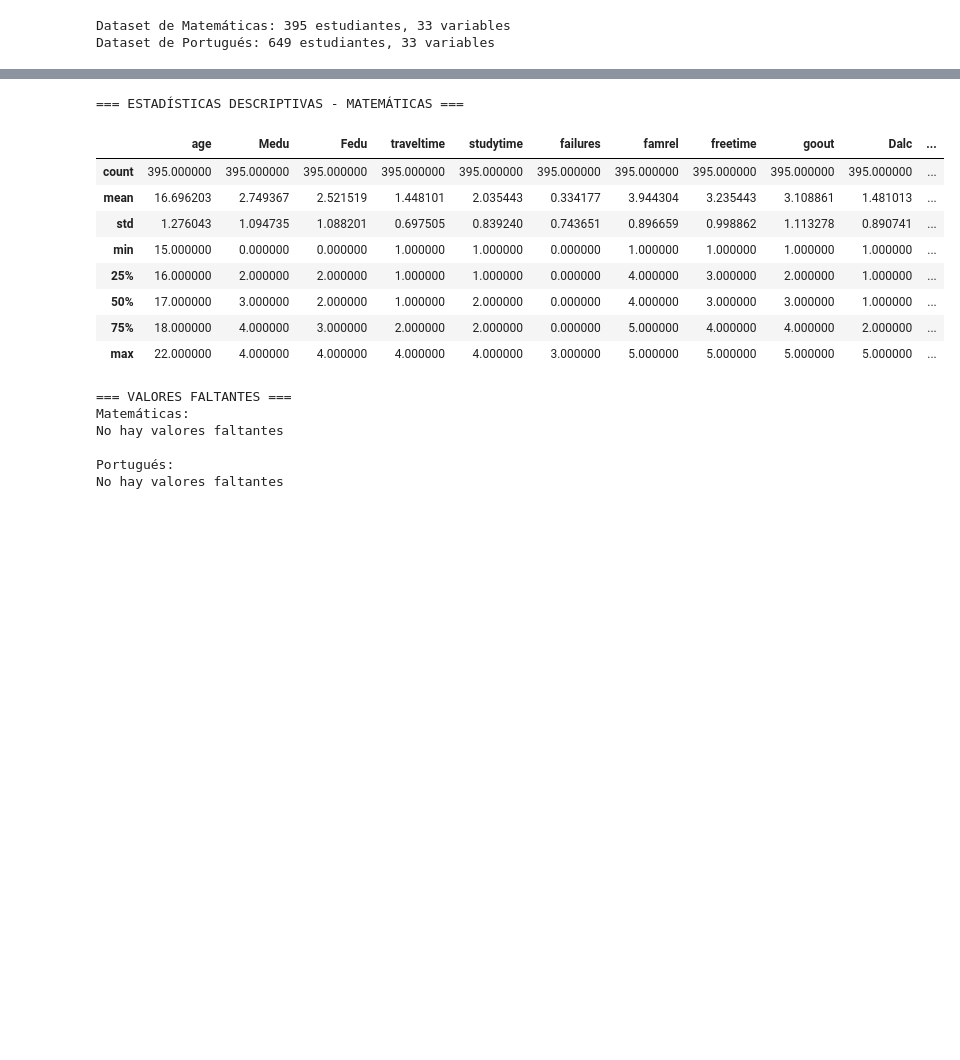
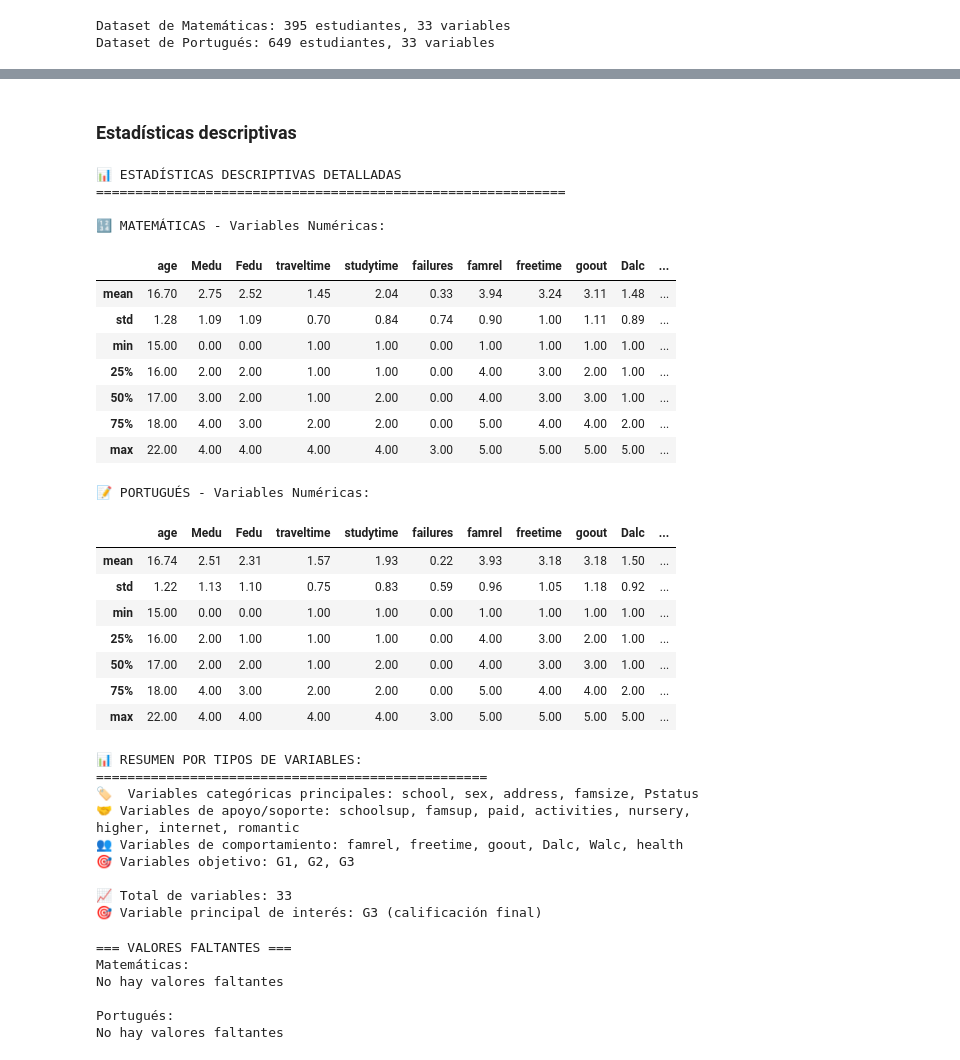
Before and after one commit to moisesbritez92/trabajo_ds_alessandro_moises, a Jupyter notebook: tutorial_student_dataset.ipynb, the cells around one changed output, grey strips where cells are left out. Drawn from its saved outputs; the diff is of its cells as text; code cells hidden in the pictures; blank space fills up the shorter version.

```diff
--- a/tutorial_student_dataset.ipynb
+++ b/tutorial_student_dataset.ipynb
@@ -146,18 +295,69 @@ dtype: object
+# %% [markdown]
+### Estadísticas descriptivas
 # %%
 # Estadísticas descriptivas para variables numéricas
-print("=== ESTADÍSTICAS DESCRIPTIVAS - MATEMÁTICAS ===")
-display(math_df.describe())
+print("📊 ESTADÍSTICAS DESCRIPTIVAS DETALLADAS")
+print("="*60)
+
+print("\n🔢 MATEMÁTICAS - Variables Numéricas:")
+display(math_df.describe().round(2)[1:])
+
+print("\n📝 PORTUGUÉS - Variables Numéricas:")
+display(port_df.describe().round(2)[1:])
+
+# Resumen por categorías de variables
+print("\n📊 RESUMEN POR TIPOS DE VARIABLES:")
+print("="*50)
+
+# Variables categóricas principales
+cat_vars = ['school', 'sex', 'address', 'famsize', 'Pstatus']
+print(f"🏷️  Variables categóricas principales: {', '.join(cat_vars)}")
+
+# Variables de apoyo/soporte (binarias)
+support_vars = ['schoolsup', 'famsup', 'paid', 'activities', 'nursery', 'higher', 'internet', 'romantic']
+print(f"🤝 Variables de apoyo/soporte: {', '.join(support_vars)}")
+
+# Variables de comportamiento (escalas 1-5)
+behavior_vars = ['famrel', 'freetime', 'goout', 'Dalc', 'Walc', 'health']
+print(f"👥 Variables de comportamiento: {', '.join(behavior_vars)}")
+
+# Variables objetivo
+target_vars = ['G1', 'G2', 'G3']
+print(f"🎯 Variables objetivo: {', '.join(target_vars)}")
+
+print(f"\n📈 Total de variables: {len(math_df.columns)}")
+print(f"🎯 Variable principal de interés: G3 (calificación final)")
 # %% [output]
-=== ESTADÍSTICAS DESCRIPTIVAS - MATEMÁTICAS ===
+📊 ESTADÍSTICAS DESCRIPTIVAS DETALLADAS
+============================================================
+
+🔢 MATEMÁTICAS - Variables Numéricas:
 |  | age | Medu | Fedu | traveltime | studytime | failures | famrel | freetime | goout | Dalc | ... |
-| count | 395.000000 | 395.000000 | 395.000000 | 395.000000 | 395.000000 | 395.000000 | 395.000000 | 395.000000 | 395.000000 | 395.000000 | ... |
-| mean | 16.696203 | 2.749367 | 2.521519 | 1.448101 | 2.035443 | 0.334177 | 3.944304 | 3.235443 | 3.108861 | 1.481013 | ... |
-| std | 1.276043 | 1.094735 | 1.088201 | 0.697505 | 0.839240 | 0.743651 | 0.896659 | 0.998862 | 1.113278 | 0.890741 | ... |
-| min | 15.000000 | 0.000000 | 0.000000 | 1.000000 | 1.000000 | 0.000000 | 1.000000 | 1.000000 | 1.000000 | 1.000000 | ... |
-| 25% | 16.000000 | 2.000000 | 2.000000 | 1.000000 | 1.000000 | 0.000000 | 4.000000 | 3.000000 | 2.000000 | 1.000000 | ... |
-| 50% | 17.000000 | 3.000000 | 2.000000 | 1.000000 | 2.000000 | 0.000000 | 4.000000 | 3.000000 | 3.000000 | 1.000000 | ... |
-| 75% | 18.000000 | 4.000000 | 3.000000 | 2.000000 | 2.000000 | 0.000000 | 5.000000 | 4.000000 | 4.000000 | 2.000000 | ... |
-| max | 22.000000 | 4.000000 | 4.000000 | 4.000000 | 4.000000 | 3.000000 | 5.000000 | 5.000000 | 5.000000 | 5.000000 | ... |
+| mean | 16.70 | 2.75 | 2.52 | 1.45 | 2.04 | 0.33 | 3.94 | 3.24 | 3.11 | 1.48 | ... |
+| std | 1.28 | 1.09 | 1.09 | 0.70 | 0.84 | 0.74 | 0.90 | 1.00 | 1.11 | 0.89 | ... |
+| min | 15.00 | 0.00 | 0.00 | 1.00 | 1.00 | 0.00 | 1.00 | 1.00 | 1.00 | 1.00 | ... |
+| 25% | 16.00 | 2.00 | 2.00 | 1.00 | 1.00 | 0.00 | 4.00 | 3.00 | 2.00 | 1.00 | ... |
+| 50% | 17.00 | 3.00 | 2.00 | 1.00 | 2.00 | 0.00 | 4.00 | 3.00 | 3.00 | 1.00 | ... |
+| 75% | 18.00 | 4.00 | 3.00 | 2.00 | 2.00 | 0.00 | 5.00 | 4.00 | 4.00 | 2.00 | ... |
+| max | 22.00 | 4.00 | 4.00 | 4.00 | 4.00 | 3.00 | 5.00 | 5.00 | 5.00 | 5.00 | ... |
+📝 PORTUGUÉS - Variables Numéricas:
+|  | age | Medu | Fedu | traveltime | studytime | failures | famrel | freetime | goout | Dalc | ... |
+| mean | 16.74 | 2.51 | 2.31 | 1.57 | 1.93 | 0.22 | 3.93 | 3.18 | 3.18 | 1.50 | ... |
+| std | 1.22 | 1.13 | 1.10 | 0.75 | 0.83 | 0.59 | 0.96 | 1.05 | 1.18 | 0.92 | ... |
+| min | 15.00 | 0.00 | 0.00 | 1.00 | 1.00 | 0.00 | 1.00 | 1.00 | 1.00 | 1.00 | ... |
+| 25% | 16.00 | 2.00 | 1.00 | 1.00 | 1.00 | 0.00 | 4.00 | 3.00 | 2.00 | 1.00 | ... |
+| 50% | 17.00 | 2.00 | 2.00 | 1.00 | 2.00 | 0.00 | 4.00 | 3.00 | 3.00 | 1.00 | ... |
+| 75% | 18.00 | 4.00 | 3.00 | 2.00 | 2.00 | 0.00 | 5.00 | 4.00 | 4.00 | 2.00 | ... |
+| max | 22.00 | 4.00 | 4.00 | 4.00 | 4.00 | 3.00 | 5.00 | 5.00 | 5.00 | 5.00 | ... |
+📊 RESUMEN POR TIPOS DE VARIABLES:
+==================================================
+🏷️  Variables categóricas principales: school, sex, address, famsize, Pstatus
+🤝 Variables de apoyo/soporte: schoolsup, famsup, paid, activities, nursery, higher, internet, romantic
+👥 Variables de comportamiento: famrel, freetime, goout, Dalc, Walc, health
+🎯 Variables objetivo: G1, G2, G3
+
+📈 Total de variables: 33
+🎯 Variable principal de interés: G3 (calificación final)
 # %%
 # Verificar valores faltantes
 print("=== VALORES FALTANTES ===")
```
Also changed, not shown: parts of 68 cells of this notebook, 2 other files.
